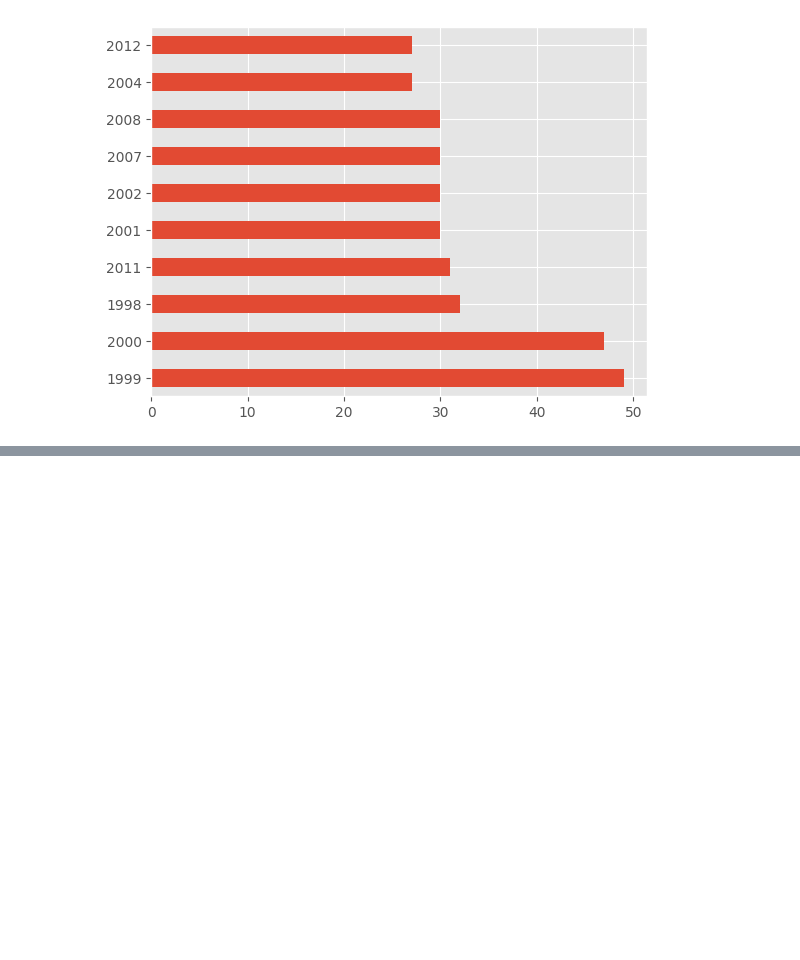
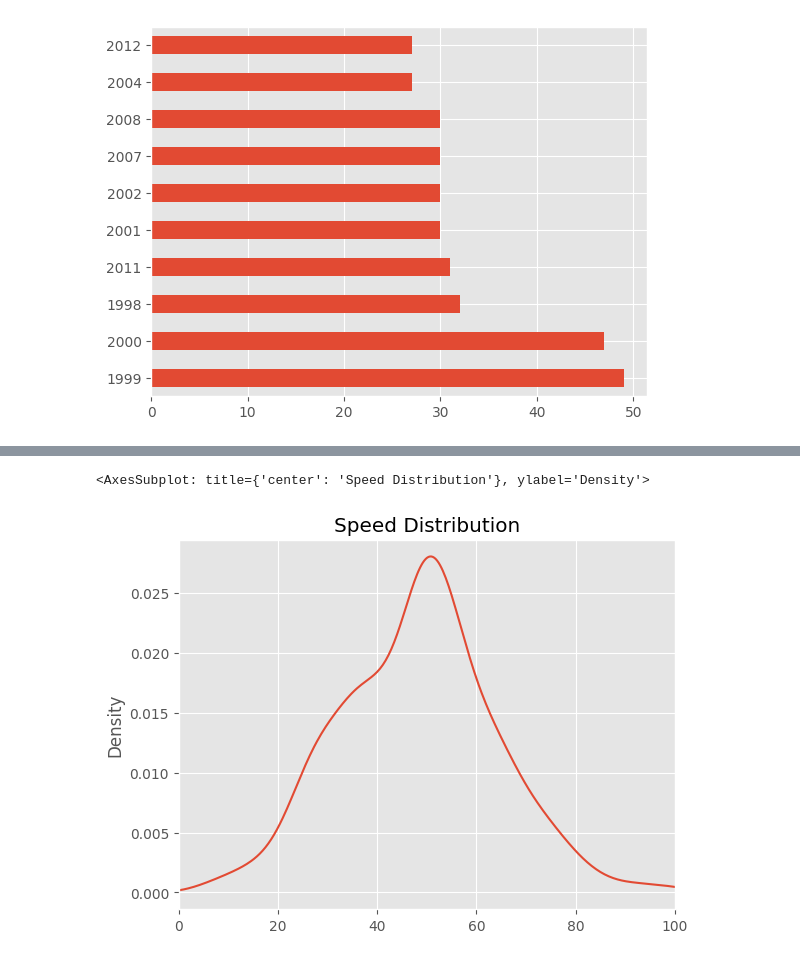
Before and after one commit to Darklaneanjana/ML_DL, a Jupyter notebook: learn/Exploratory Data Analysis/Exploratory_Data_Analysis.ipynb, the cells around one changed output, grey strips where cells are left out. Cells and saved outputs as stored; diff of their text form; code cells hidden in the pictures; blank space fills up the shorter version.

```diff
--- a/learn/Exploratory Data Analysis/Exploratory_Data_Analysis.ipynb
+++ b/learn/Exploratory Data Analysis/Exploratory_Data_Analysis.ipynb
@@ -136,0 +143,5 @@ df['Year_Introduced'].value_counts().head(10).plot(kind= 'barh', title='Top Year
+# %%
+df['Speed'].plot(kind='kde', title='Speed Distribution', xlim=(0, 100))
+# %% [output]
+<AxesSubplot: title={'center': 'Speed Distribution'}, ylabel='Density'>
+[figure, added]
```
Also changed, not shown: parts of 8 cells of this notebook.
